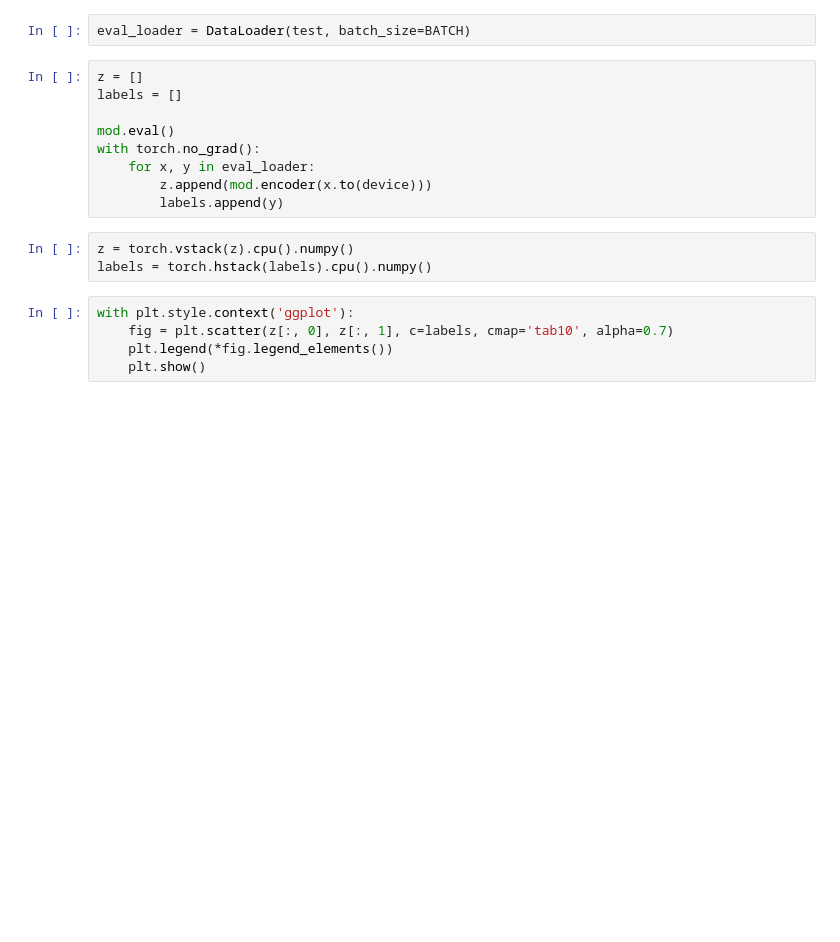
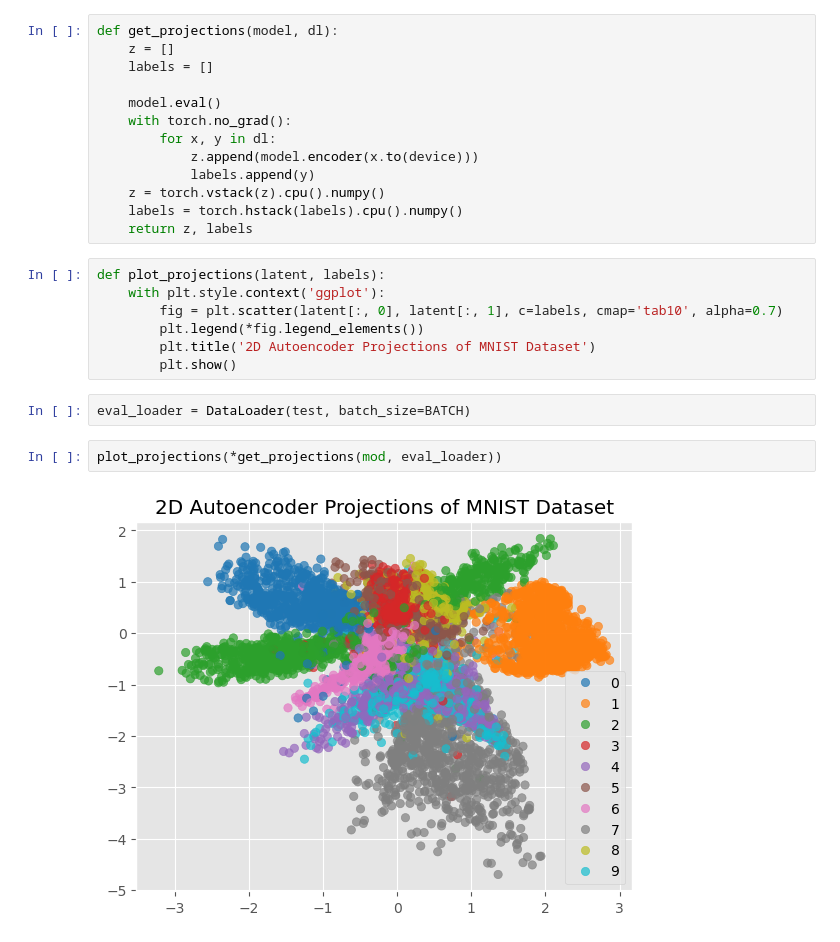
Before and after one commit to chris-santiago/dlwpt, a Jupyter notebook: notebooks/basic_autoencoder.ipynb, the cells around one changed output. Drawn from its saved outputs; the diff is of its cells as text; blank space fills up the shorter version.

Commit message:
basic autoencoder

```diff
--- a/notebooks/basic_autoencoder.ipynb
+++ b/notebooks/basic_autoencoder.ipynb
@@ -97,19 +102,26 @@ plot_loss(trainer.results)
+# %%
+def get_projections(model, dl):
+    z = []
+    labels = []
+
+    model.eval()
+    with torch.no_grad():
+        for x, y in dl:
+            z.append(model.encoder(x.to(device)))
+            labels.append(y)
+    z = torch.vstack(z).cpu().numpy()
+    labels = torch.hstack(labels).cpu().numpy()
+    return z, labels
+# %%
+def plot_projections(latent, labels):
+    with plt.style.context('ggplot'):
+        fig = plt.scatter(latent[:, 0], latent[:, 1], c=labels, cmap='tab10', alpha=0.7)
+        plt.legend(*fig.legend_elements())
+        plt.title('2D Autoencoder Projections of MNIST Dataset')
+        plt.show()
 # %%
 eval_loader = DataLoader(test, batch_size=BATCH)
-# %%
-z = []
-labels = []
-
-mod.eval()
-with torch.no_grad():
-    for x, y in eval_loader:
-        z.append(mod.encoder(x.to(device)))
-        labels.append(y)
-# %%
-z = torch.vstack(z).cpu().numpy()
-labels = torch.hstack(labels).cpu().numpy()
-# %%
-with plt.style.context('ggplot'):
-    fig = plt.scatter(z[:, 0], z[:, 1], c=labels, cmap='tab10', alpha=0.7)
-    plt.legend(*fig.legend_elements())
-    plt.show()
+# %%
+plot_projections(*get_projections(mod, eval_loader))
+# %% [output]
+[figure, added]
```
Also changed, not shown: parts of 2 cells of this notebook.
